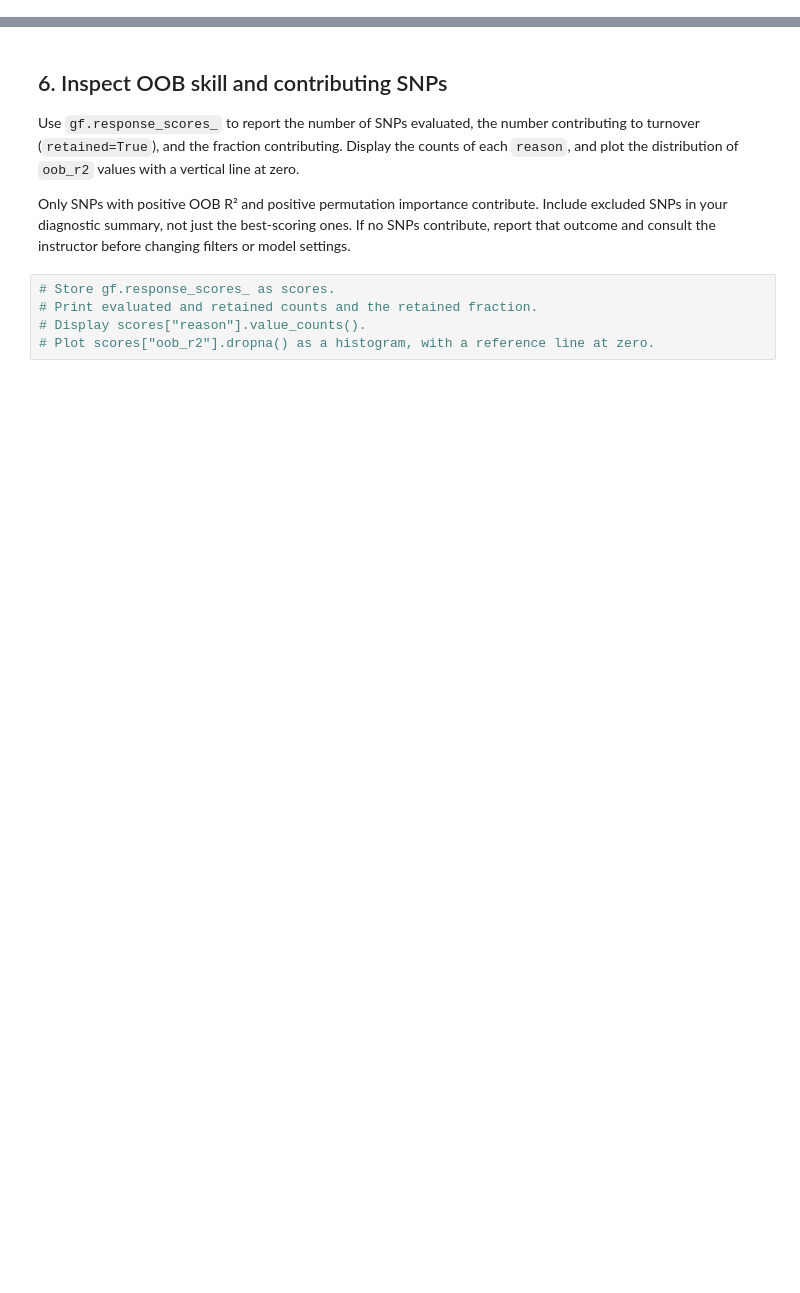
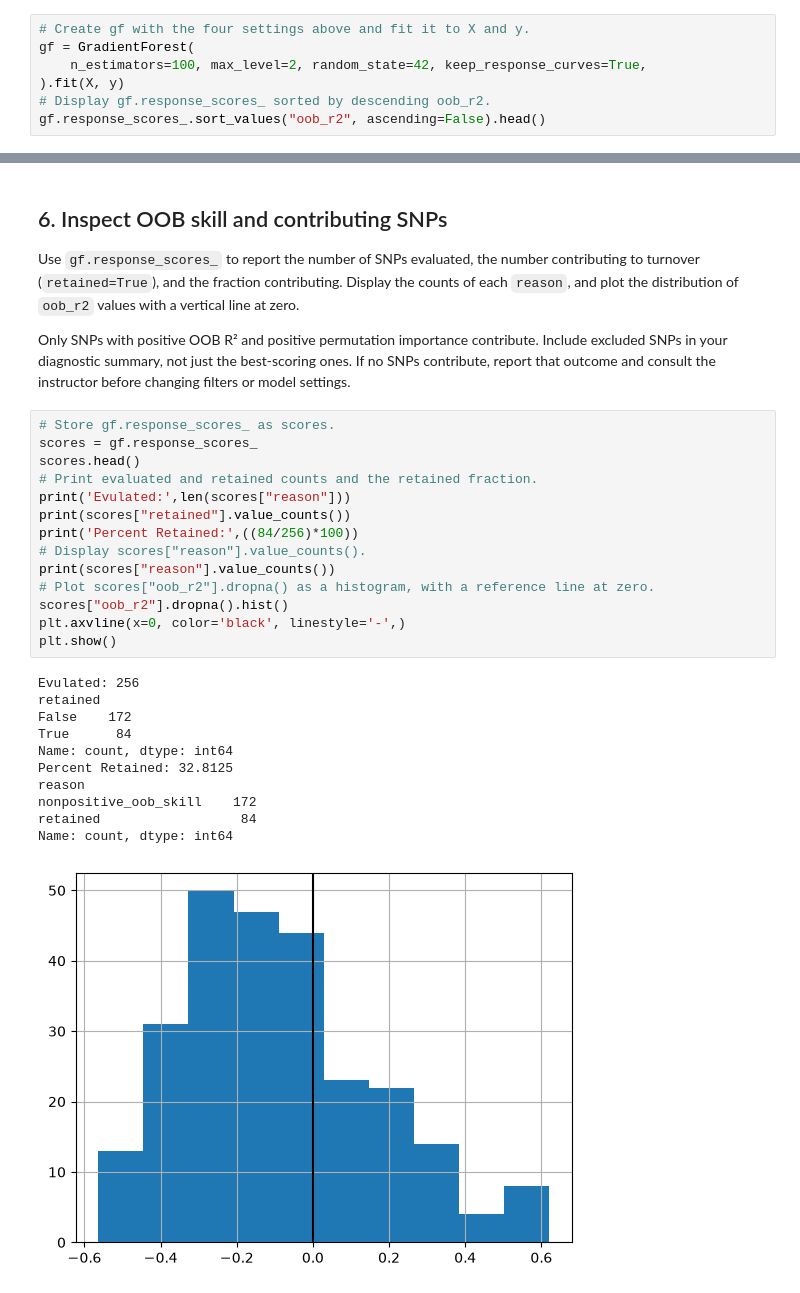
Before and after one commit to jddeabreu/BIO597-SpatialBiodiversity, a Jupyter notebook: docs/assignments/Assignment-09-GradientForest.ipynb, the cells around one changed output, grey strips where cells are left out. Saved outputs shown, nothing was run; the diff lists cells and outputs as text; blank space fills up the shorter version.

Commit message:
Complete Gradient Forest assignment

```diff
--- a/docs/assignments/Assignment-09-GradientForest.ipynb
+++ b/docs/assignments/Assignment-09-GradientForest.ipynb
@@ -142,0 +191,7 @@ These settings match the lab. `max_level=2` controls approximate conditional per
+# %%
+# Create gf with the four settings above and fit it to X and y.
+gf = GradientForest(
+    n_estimators=100, max_level=2, random_state=42, keep_response_curves=True,
+).fit(X, y)
+# Display gf.response_scores_ sorted by descending oob_r2.
+gf.response_scores_.sort_values("oob_r2", ascending=False).head()
@@ -148,9 +211,30 @@ Use `gf.response_scores_` to report the number of SNPs evaluated, the number con
 Only SNPs with positive OOB R² and positive permutation importance contribute. Include excluded SNPs in your diagnostic summary, not just the best-scoring ones. If no SNPs contribute, report that outcome and consult the instructor before changing filters or model settings.
 # %%
 # Store gf.response_scores_ as scores.
+scores = gf.response_scores_
+scores.head()
 # Print evaluated and retained counts and the retained fraction.
+print('Evulated:',len(scores["reason"]))
+print(scores["retained"].value_counts())
+print('Percent Retained:',((84/256)*100))
 # Display scores["reason"].value_counts().
+print(scores["reason"].value_counts())
 # Plot scores["oob_r2"].dropna() as a histogram, with a reference line at zero.
+scores["oob_r2"].dropna().hist()
+plt.axvline(x=0, color='black', linestyle='-',)
+plt.show()
+# %% [output]
+Evulated: 256
+retained
+False    172
+True      84
+Name: count, dtype: int64
+Percent Retained: 32.8125
+reason
+nonpositive_oob_skill    172
+retained                  84
+Name: count, dtype: int64
+[figure, added]
 # %% [markdown]
 **Interpretation:** What does an OOB R² below zero mean? Why does a positive OOB score not establish either adaptation or accurate prediction in a new geographic region?
 
```
Also changed, not shown: parts of 24 cells of this notebook, 11 other files.
